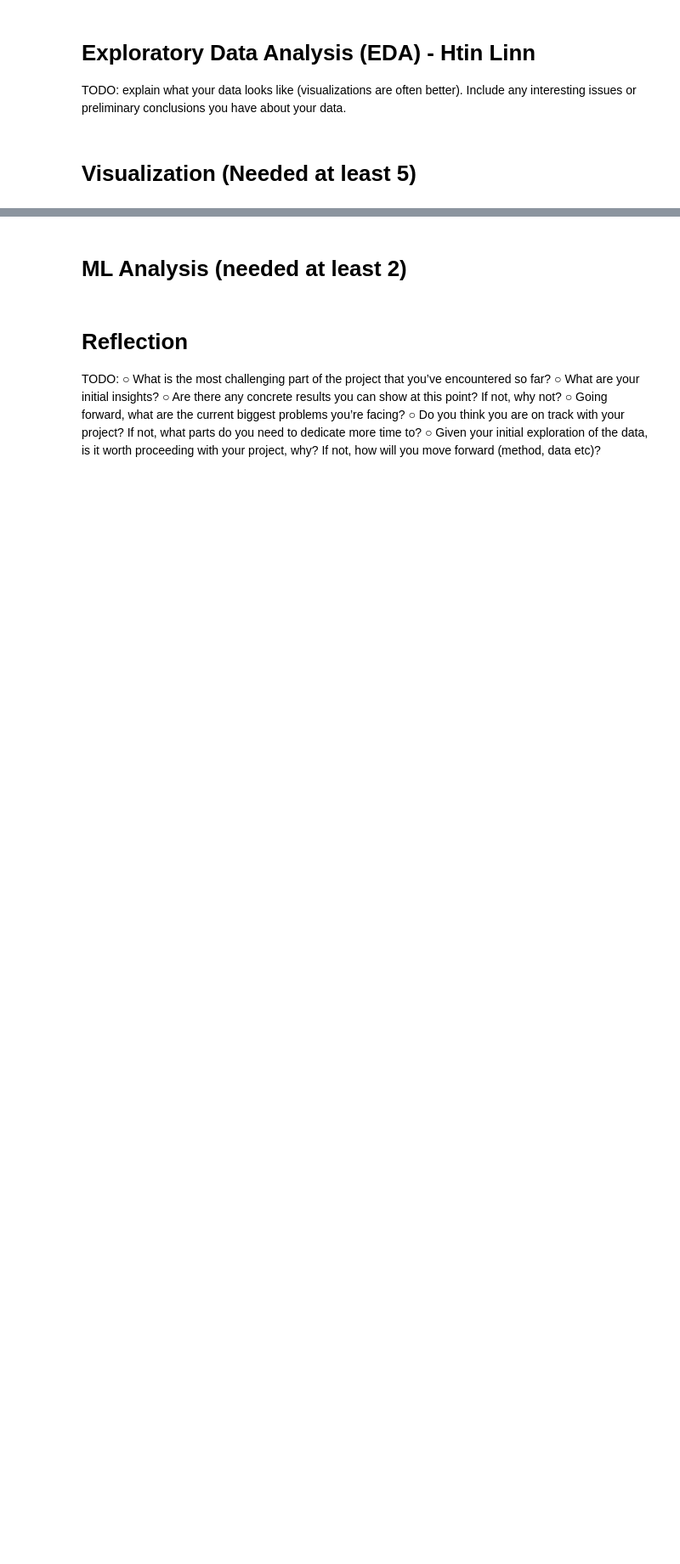
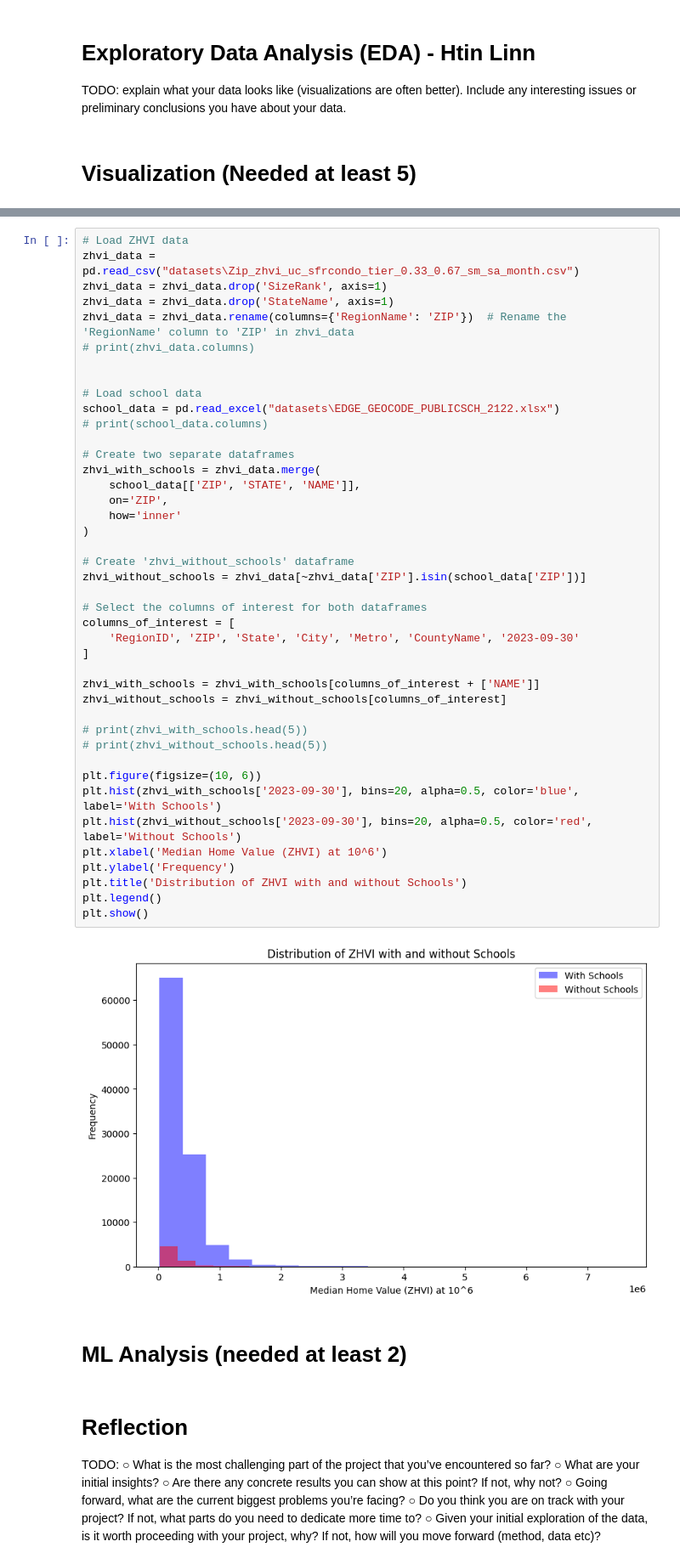
Before and after one commit to A-Sutaria/CS418_Project_FA23, a Jupyter notebook: progress_report.ipynb, the cells around one changed output, grey strips where cells are left out. Shown at 85% size. Saved outputs shown, nothing was run; the diff lists cells and outputs as text; blank space fills up the shorter version.

Commit message:
added Visualization: Arpan

```diff
--- a/progress_report.ipynb
+++ b/progress_report.ipynb
@@ -26,3 +35,47 @@ TODO: explain what your data looks like (visualizations are often better). Inclu
+# %%
+# Load ZHVI data
+zhvi_data = pd.read_csv("datasets\Zip_zhvi_uc_sfrcondo_tier_0.33_0.67_sm_sa_month.csv")
+zhvi_data = zhvi_data.drop('SizeRank', axis=1)
+zhvi_data = zhvi_data.drop('StateName', axis=1)
+zhvi_data = zhvi_data.rename(columns={'RegionName': 'ZIP'})  # Rename the 'RegionName' column to 'ZIP' in zhvi_data
+# print(zhvi_data.columns)
+
+
+# Load school data
+school_data = pd.read_excel("datasets\EDGE_GEOCODE_PUBLICSCH_2122.xlsx")
+# print(school_data.columns)
+
+# Create two separate dataframes
+zhvi_with_schools = zhvi_data.merge(
+    school_data[['ZIP', 'STATE', 'NAME']],
+    on='ZIP',
+    how='inner'
+)
+
+# Create 'zhvi_without_schools' dataframe
+zhvi_without_schools = zhvi_data[~zhvi_data['ZIP'].isin(school_data['ZIP'])]
+
+# Select the columns of interest for both dataframes
+columns_of_interest = [
+    'RegionID', 'ZIP', 'State', 'City', 'Metro', 'CountyName', '2023-09-30'
+]
+
+zhvi_with_schools = zhvi_with_schools[columns_of_interest + ['NAME']]
+zhvi_without_schools = zhvi_without_schools[columns_of_interest]
+
+# print(zhvi_with_schools.head(5))
+# print(zhvi_without_schools.head(5))
+
+plt.figure(figsize=(10, 6))
+plt.hist(zhvi_with_schools['2023-09-30'], bins=20, alpha=0.5, color='blue', label='With Schools')
+plt.hist(zhvi_without_schools['2023-09-30'], bins=20, alpha=0.5, color='red', label='Without Schools')
+plt.xlabel('Median Home Value (ZHVI) at 10^6')
+plt.ylabel('Frequency')
+plt.title('Distribution of ZHVI with and without Schools')
+plt.legend()
+plt.show()
+# %% [output]
+[figure, added]
 # %% [markdown]
 # ML Analysis (needed at least 2)
 # %% [markdown]
```
Also changed, not shown: parts of 2 cells of this notebook.
